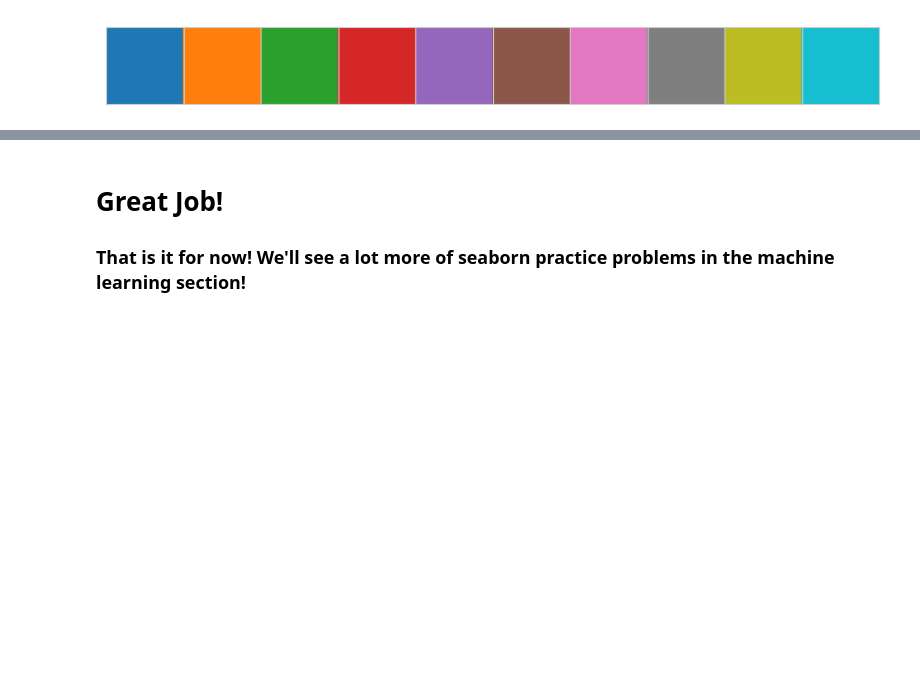
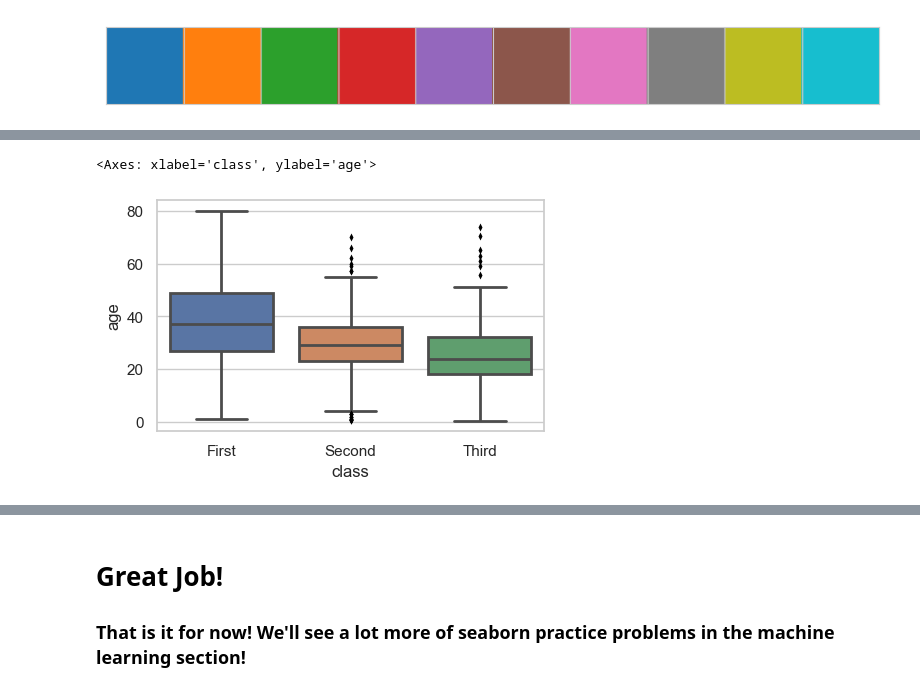
Before and after one commit to TimGarnault/project_2, a Jupyter notebook: Seaborn problems.ipynb, the cells around one changed output, grey strips where cells are left out. Cells and saved outputs as stored; diff of their text form; code cells hidden in the pictures; blank space fills up the shorter version.

```diff
--- a/Seaborn problems.ipynb
+++ b/Seaborn problems.ipynb
@@ -89,0 +115,15 @@ plt.show()
+# %%
+# CODE HERE
+# REPLICATE EXERCISE PLOT IMAGE BELOW
+# BE CAREFUL NOT TO OVERWRITE CELL BELOW
+# THAT WOULD REMOVE THE EXERCISE PLOT IMAGE!
+
+# sns.set_theme(style="whitegrid", palette="pastel", rc={"figure.figsize": (14, 6)})
+sns.set_theme(style="whitegrid", rc={"figure.figsize": (5, 3)})
+flierprops = dict(marker='d', markerfacecolor='black', markersize=4, markeredgecolor='none')
+sns.boxplot(data=titanic, x='class', y='age', hue='class',linewidth=2, flierprops=flierprops)
+
+# to continue= adjust labels size, axis length and axis grid
+# %% [output]
+<Axes: xlabel='class', ylabel='age'>
+[figure, added]
```
Also changed, not shown: parts of 8 cells of this notebook, 1 other file.
